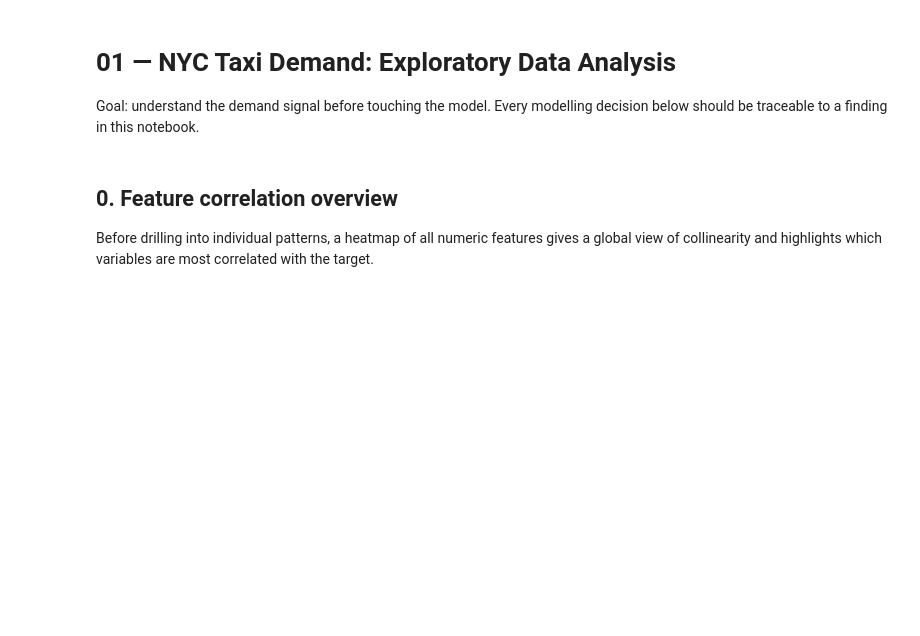
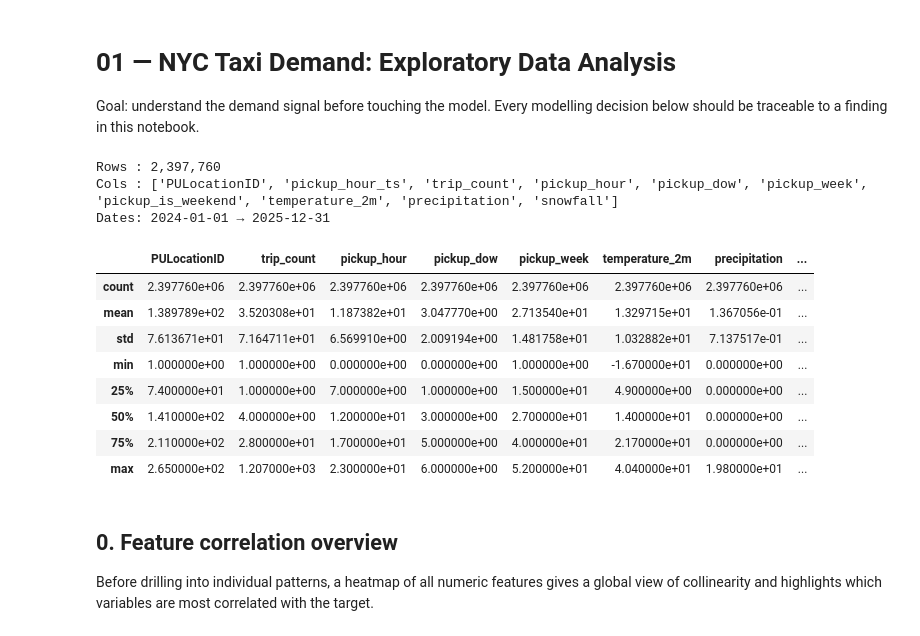
Before and after one commit to EugeneBondariev/nyc-taxi-demand-forecasting, a Jupyter notebook: notebooks/01_eda.ipynb, the cells around one changed output. Cells and saved outputs as stored; diff of their text form; code cells hidden in the pictures; blank space fills up the shorter version.

```diff
--- a/notebooks/01_eda.ipynb
+++ b/notebooks/01_eda.ipynb
@@ -5,25 +5,50 @@ Goal: understand the demand signal before touching the model. Every modelling de
 # %%
 import sys
 
 sys.path.insert(0, "..")
 
 import warnings
 
 warnings.filterwarnings("ignore")
 
 import matplotlib.pyplot as plt
 import numpy as np
 import pandas as pd
 import seaborn as sns
 
-sns.set_theme(style="whitegrid", palette="muted")
-plt.rcParams.update({"figure.figsize": (13, 4), "figure.dpi": 110})
+sns.set_theme(style="dark", palette="bright")
+plt.rcParams.update({
+    "figure.facecolor":  "#121212",
+    "axes.facecolor":    "#1e1e1e",
+    "savefig.facecolor": "#121212",
+    "axes.edgecolor":    "#444444",
+    "text.color":        "#bbbbbb",
+    "axes.labelcolor":   "#bbbbbb",
+    "xtick.color":       "#bbbbbb",
+    "ytick.color":       "#bbbbbb",
+    "grid.color":        "#2a2a2a",
+    "figure.figsize":    (13, 4),
+    "figure.dpi":        110,
+})
 
 demand = pd.read_parquet("../data/processed/demand.parquet")
 print(f"Rows : {len(demand):,}")
 print(f"Cols : {demand.columns.tolist()}")
 print(f"Dates: {demand['pickup_hour_ts'].min().date()} → {demand['pickup_hour_ts'].max().date()}")
 demand.describe()
+# %% [output]
+Rows : 2,397,760
+Cols : ['PULocationID', 'pickup_hour_ts', 'trip_count', 'pickup_hour', 'pickup_dow', 'pickup_week', 'pickup_is_weekend', 'temperature_2m', 'precipitation', 'snowfall']
+Dates: 2024-01-01 → 2025-12-31
+|  | PULocationID | trip_count | pickup_hour | pickup_dow | pickup_week | temperature_2m | precipitation | ... |
+| count | 2.397760e+06 | 2.397760e+06 | 2.397760e+06 | 2.397760e+06 | 2.397760e+06 | 2.397760e+06 | 2.397760e+06 | ... |
+| mean | 1.389789e+02 | 3.520308e+01 | 1.187382e+01 | 3.047770e+00 | 2.713540e+01 | 1.329715e+01 | 1.367056e-01 | ... |
+| std | 7.613671e+01 | 7.164711e+01 | 6.569910e+00 | 2.009194e+00 | 1.481758e+01 | 1.032882e+01 | 7.137517e-01 | ... |
+| min | 1.000000e+00 | 1.000000e+00 | 0.000000e+00 | 0.000000e+00 | 1.000000e+00 | -1.670000e+01 | 0.000000e+00 | ... |
+| 25% | 7.400000e+01 | 1.000000e+00 | 7.000000e+00 | 1.000000e+00 | 1.500000e+01 | 4.900000e+00 | 0.000000e+00 | ... |
+| 50% | 1.410000e+02 | 4.000000e+00 | 1.200000e+01 | 3.000000e+00 | 2.700000e+01 | 1.400000e+01 | 0.000000e+00 | ... |
+| 75% | 2.110000e+02 | 2.800000e+01 | 1.700000e+01 | 5.000000e+00 | 4.000000e+01 | 2.170000e+01 | 0.000000e+00 | ... |
+| max | 2.650000e+02 | 1.207000e+03 | 2.300000e+01 | 6.000000e+00 | 5.200000e+01 | 4.040000e+01 | 1.980000e+01 | ... |
 # %% [markdown]
 ## 0. Feature correlation overview
 
```
Also changed, not shown: parts of 6 cells of this notebook, 3 other files.
